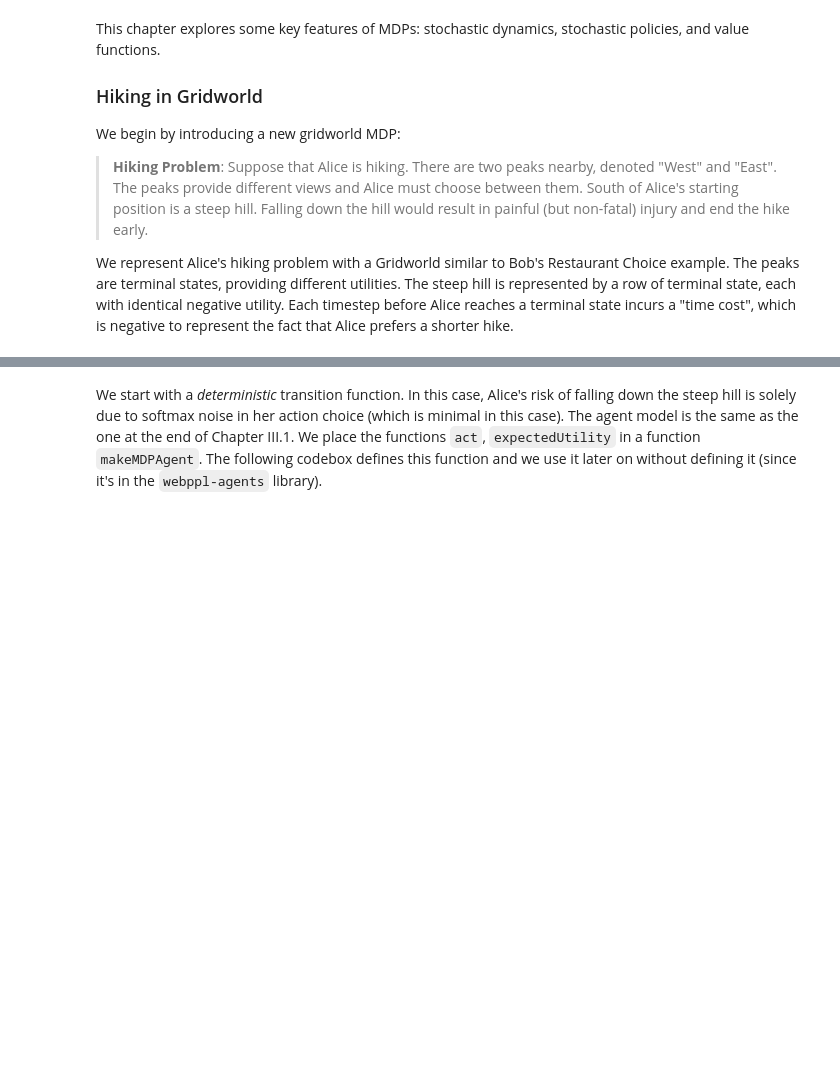
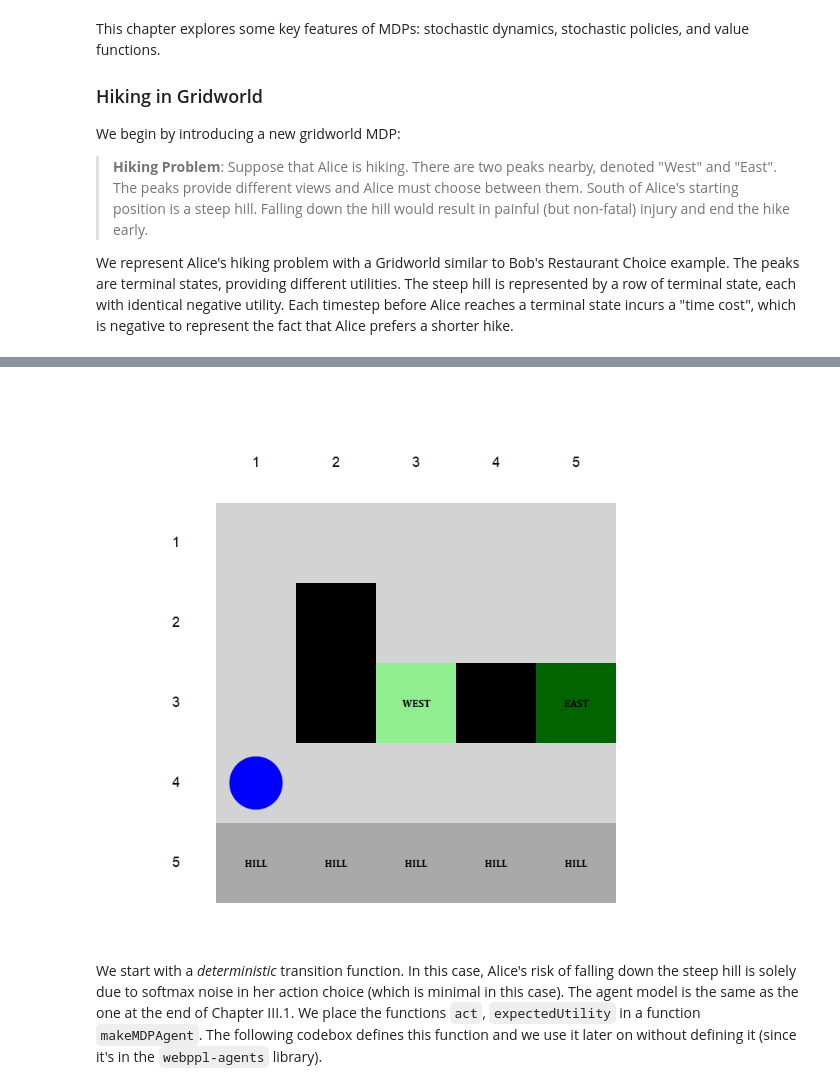
Before and after one commit to Roeezz/AgentModelsJulia, a Jupyter notebook: notebook/3b-mdp-gridworld.ipynb, the cells around one changed output, grey strips where cells are left out. Drawn from its saved outputs; the diff is of its cells as text; code cells hidden in the pictures; blank space fills up the shorter version.

Commit message:
Some changes to generalize the drawing

```diff
--- a/notebook/3b-mdp-gridworld.ipynb
+++ b/notebook/3b-mdp-gridworld.ipynb
@@ -35,3 +15,75 @@ viz.gridworld(mdp.world, { trajectory: [mdp.startState] });
+# %%
+grid_world = [
+    "___" "___" "___" "___" "___";
+    "___"  "#"  "___" "___" "___";
+    "___"  "#"   "W"   "#"   "E" ;
+    "___" "___" "___" "___" "___";
+    "H"    "H"   "H"   "H"   "H" ;
+]
+
+grid_size = size(grid_world)
+n_rows, n_cols = grid_size
+agent_state = [4,1]
+
+grid_world_colors = Dict(
+    "H" => "dark grey",
+    "W" => "light green",
+    "E" => "dark green",
+    "___"=> "light grey",
+    "#" => "black"
+)
+
+grid_world_names = Dict(
+    "H" => "HILL",
+    "W" => "WEST",
+    "E" => "EAST",
+    "___"=> "",
+    "#" => ""
+)
+
+function get_state(n)
+    row = (n-1) ÷ (grid_size[2] + 1)
+    col = (n-1) % (grid_size[2] + 1)
+    return [row, col]
+end
+
+function get_tile(state)
+    return grid_world[state...]
+end
+
+Drawing((n_cols + 2) * 100, (n_rows + 2) * 100 , :png)
+origin()
+background("white")
+
+tiles = Tiler((n_cols + 1) * 100, (n_rows + 1) * 100, n_rows + 1,n_cols + 1, margin=0)
+for (pos, n) in tiles
+    state = get_state(n)
+    if state[1] == 0 || state[2] == 0
+        if state != [0,0]
+            fontsize(18)
+            fontface("")
+            sethue("black")
+            textcentered(string(max(state...)), pos + Point(0, 5))
+        end
+        continue
+    end
+    tile = get_tile(state)
+    sethue(grid_world_colors[tile])
+    box(pos, tiles.tilewidth, tiles.tileheight, :fill)
+    fontsize(13)
+    fontface("Cambria Bold")
+    sethue("black")
+    textcentered(grid_world_names[tile], pos + Point(0, 5))
+    if (state == agent_state)
+        sethue("blue")
+        circle(pos, min(tiles.tilewidth, tiles.tileheight) / 3, :fill)
+    end
+end
+
+finish()
+preview()
+# %% [output]
+[figure, added]
 # %% [markdown]
 We start with a *deterministic* transition function. In this case, Alice's risk of falling down the steep hill is solely due to softmax noise in her action choice (which is minimal in this case). The agent model is the same as the one at the end of Chapter III.1. We place the functions `act`, `expectedUtility` in a function `makeMDPAgent`. The following codebox defines this function and we use it later on without defining it (since it's in the `webppl-agents` library).
 # %% [markdown]
```
Also changed, not shown: parts of 8 cells of this notebook, 1 other file.
